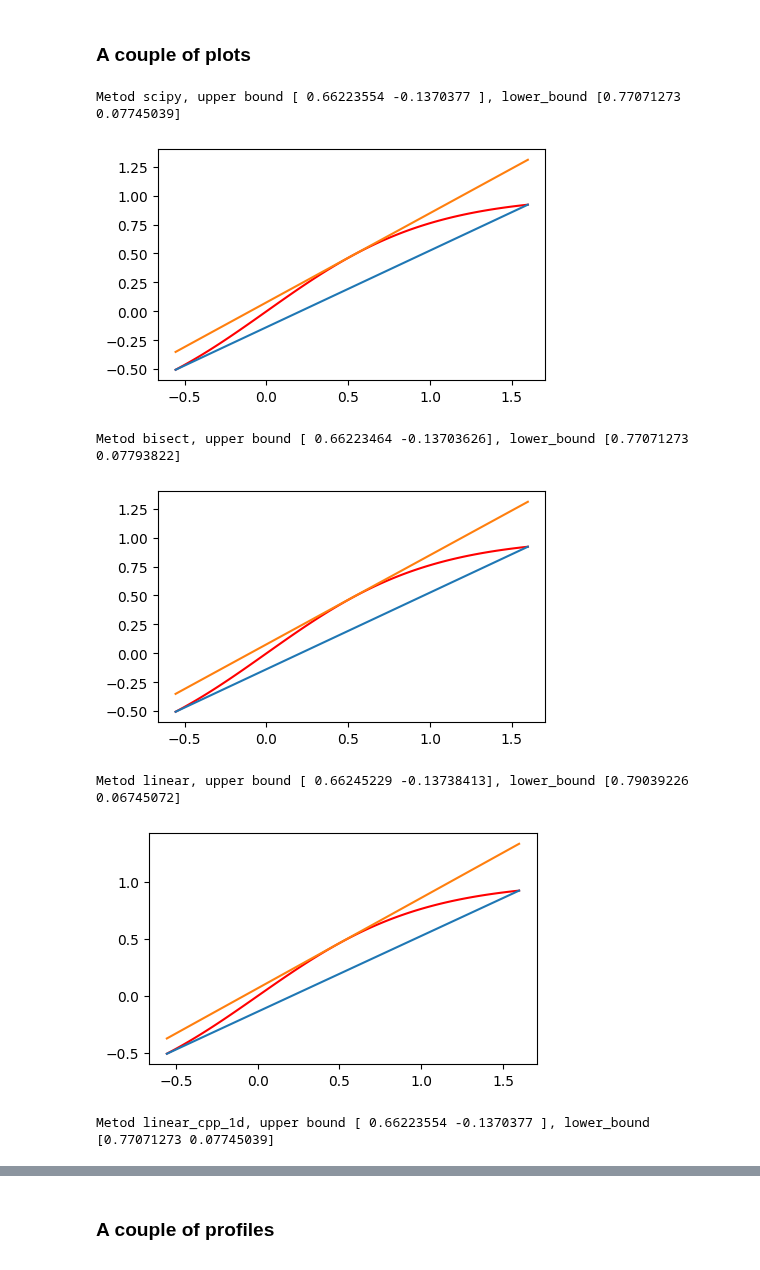
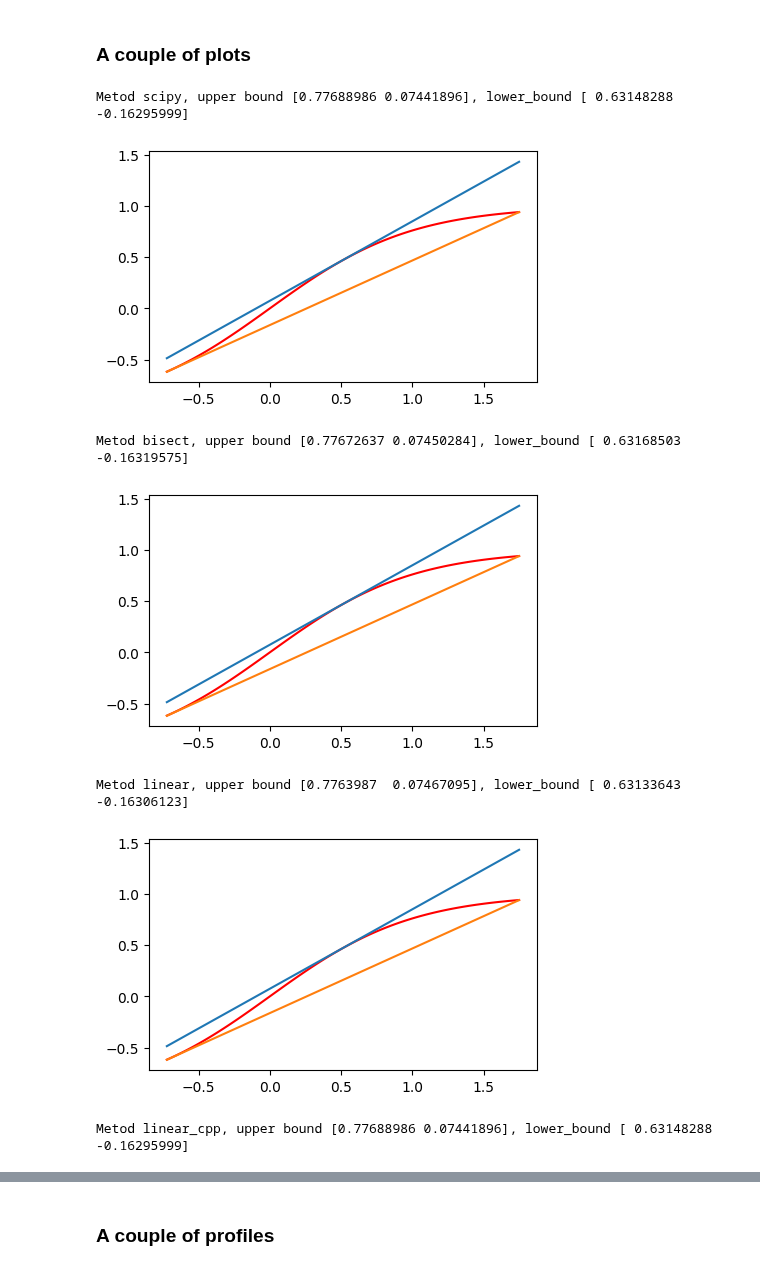
Before and after one commit to hidanom/SOL, a Jupyter notebook: Test_bounding.ipynb, the cells around one changed output, grey strips where cells are left out. Drawn from its saved outputs; the diff is of its cells as text; code cells hidden in the pictures.

```diff
--- a/Test_bounding.ipynb
+++ b/Test_bounding.ipynb
@@ -13,34 +13,34 @@ from SOL.data_processing import generate_dataset
 # %% [markdown]
 ### A couple of plots
 # %%
-methods_list = ['scipy', 'bisect', 'linear', 'linear_cpp_1d']
+methods_list = ['scipy', 'bisect', 'linear', 'linear_cpp']
 # %%
 target_function = functions.tanh
 target_grad = functions.tanh_grad
 datasets = generate_dataset(1, 10 ** 4, [target_function])
 boundaries = datasets[0][0]
 x = np.linspace(boundaries[0][0], boundaries[0][1], 100)
 
 for method in methods_list:
     bounder = OptimalLinearBounder(
         target_function, target_grad, 5., 5., eps=1e-3,
         solver=method,
         initial_npoints=10
     )
 
-    upper_bound, lower_bound = bounder.find_optimal_bounds(boundaries)
+    lower_bound, upper_bound = bounder.find_optimal_bounds(boundaries)
     print('Metod {}, upper bound {}, lower_bound {}'.format(method, upper_bound, lower_bound))
 
     plt.figure(figsize=(5, 3))
     plt.plot(x, target_function(x), c='red')
     plt.plot(x, x * upper_bound[0] + upper_bound[1])
     plt.plot(x, x * lower_bound[0] + lower_bound[1])
     plt.show()
 # %% [output]
-Metod scipy, upper bound [ 0.66223554 -0.1370377 ], lower_bound [0.77071273 0.07745039]
+Metod scipy, upper bound [0.77688986 0.07441896], lower_bound [ 0.63148288 -0.16295999]
-[figure, old version]
+[figure, new version]
-Metod bisect, upper bound [ 0.66223464 -0.13703626], lower_bound [0.77071273 0.07793822]
+Metod bisect, upper bound [0.77672637 0.07450284], lower_bound [ 0.63168503 -0.16319575]
-[figure, old version]
+[figure, new version]
-Metod linear, upper bound [ 0.66245229 -0.13738413], lower_bound [0.79039226 0.06745072]
+Metod linear, upper bound [0.7763987  0.07467095], lower_bound [ 0.63133643 -0.16306123]
-[figure, old version]
+[figure, new version]
-Metod linear_cpp_1d, upper bound [ 0.66223554 -0.1370377 ], lower_bound [0.77071273 0.07745039]
+Metod linear_cpp, upper bound [0.77688986 0.07441896], lower_bound [ 0.63148288 -0.16295999]
```
Also changed, not shown: parts of 2 cells of this notebook.
